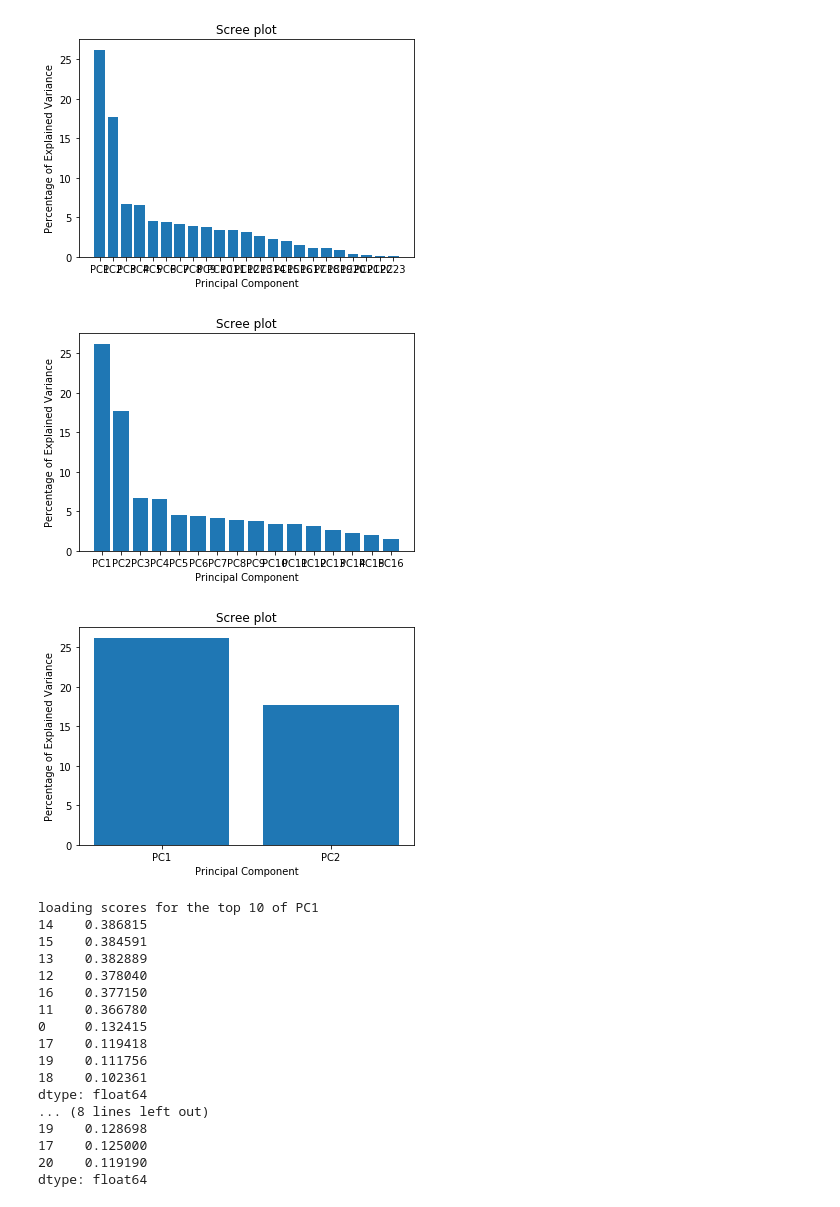
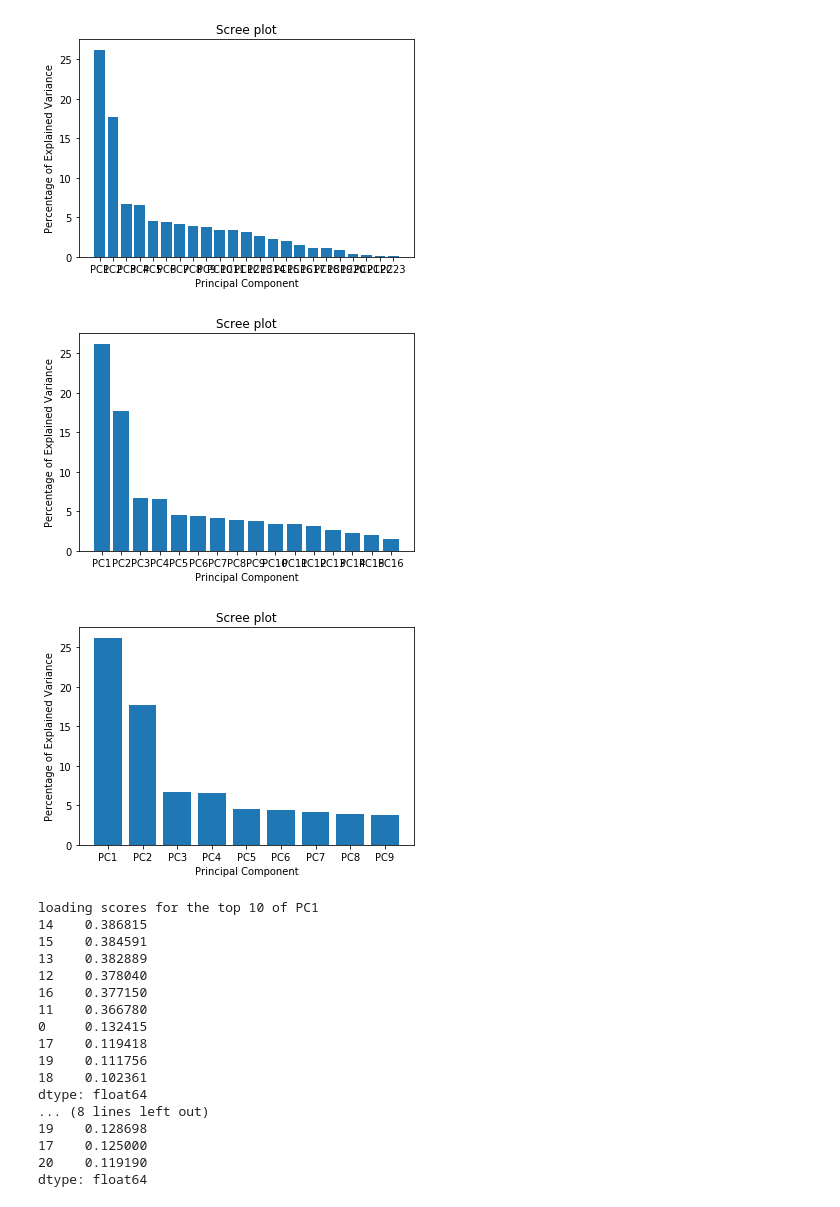
Before and after one commit to bruce-chappell/FYS4155, a Jupyter notebook: project2/PCA_new.ipynb, the cells around one changed output. Cells and saved outputs as stored; diff of their text form; code cells hidden in the pictures.

```diff
--- a/project2/PCA_new.ipynb
+++ b/project2/PCA_new.ipynb
@@ -10,7 +10,7 @@ from sklearn.preprocessing import StandardScaler
 # %%
 #Reading file
 cwd=os.getcwd()
-filename=cwd+ '\default of credit card clients.xls'
+filename=cwd+ '/default of credit card clients.xls'
 df = pd.read_excel(filename, header=1, skiprows=0, index_col=0)
 df.rename(index=str, columns={"default payment next month": "defPayNextMonth","PAY_0":"PAY_1"}, inplace=True)
 print(df.keys())
@@ -56,34 +56,34 @@ Name: PAY_6, dtype: int64
 # %%
 scaled_data=pd.DataFrame(StandardScaler().fit_transform(data))
 pca=PCA()
 pca1=PCA(0.95)
-pca2=PCA((0.95)**(25)) #Percentage of Cumulative Variance(with "Zani" consideration)-->threshold**p(n. of variables)
+pca2=PCA((0.99)**(25)) #Percentage of Cumulative Variance(with "Zani" consideration)-->threshold**p(n. of variables)
 pcas=[pca,pca1,pca2]
 for i in pcas:
     i.fit(scaled_data)
     i_data=i.transform(scaled_data)
     per_var=np.round(i.explained_variance_ratio_*100, decimals=1)
     labels=["PC"+str(x) for x in range (1,len(per_var)+1)]
 
     plt.bar(x=range(1,len(per_var)+1),height=per_var, tick_label=labels)
     plt.ylabel("Percentage of Explained Variance")
     plt.xlabel("Principal Component")
     plt.title("Scree plot")
     plt.show()
 loading_scores_1=pd.Series(pca.components_[0])
 sorted_loading_scores_1=loading_scores_1.abs().sort_values(ascending=False)
 top_10_var_PC1=sorted_loading_scores_1[0:10].index.values
 print("loading scores for the top 10 of PC1")
 print(loading_scores_1[top_10_var_PC1])
 loading_scores_2=pd.Series(pca.components_[1])
 sorted_loading_scores_2=loading_scores_2.abs().sort_values(ascending=False)
 top_10_var_PC2=sorted_loading_scores_2[0:10].index.values
 print("loading scores for the top 10 of PC2")
 print(loading_scores_2[top_10_var_PC2])
 # %% [output]
 [figure]
 [figure]
-[figure, old version]
+[figure, new version]
 loading scores for the top 10 of PC1
 14    0.386815
 15    0.384591
```
Also changed, not shown: 3 other files.
